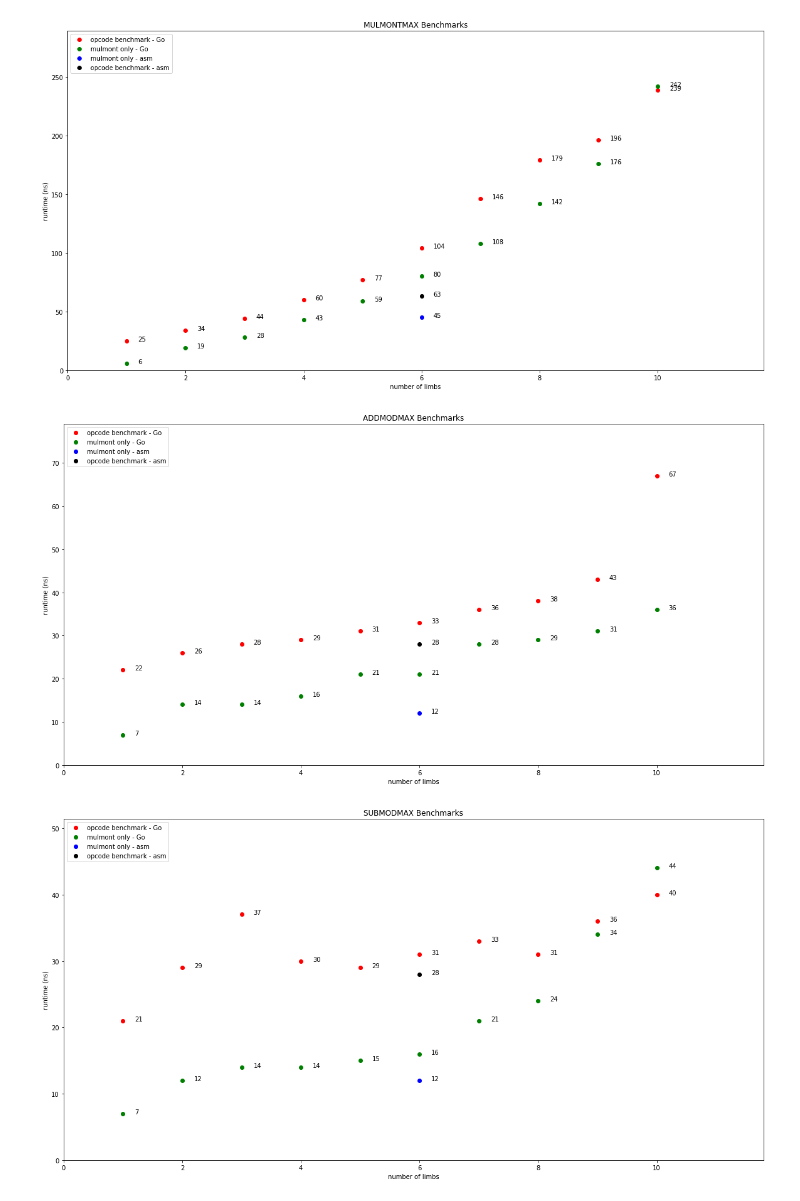
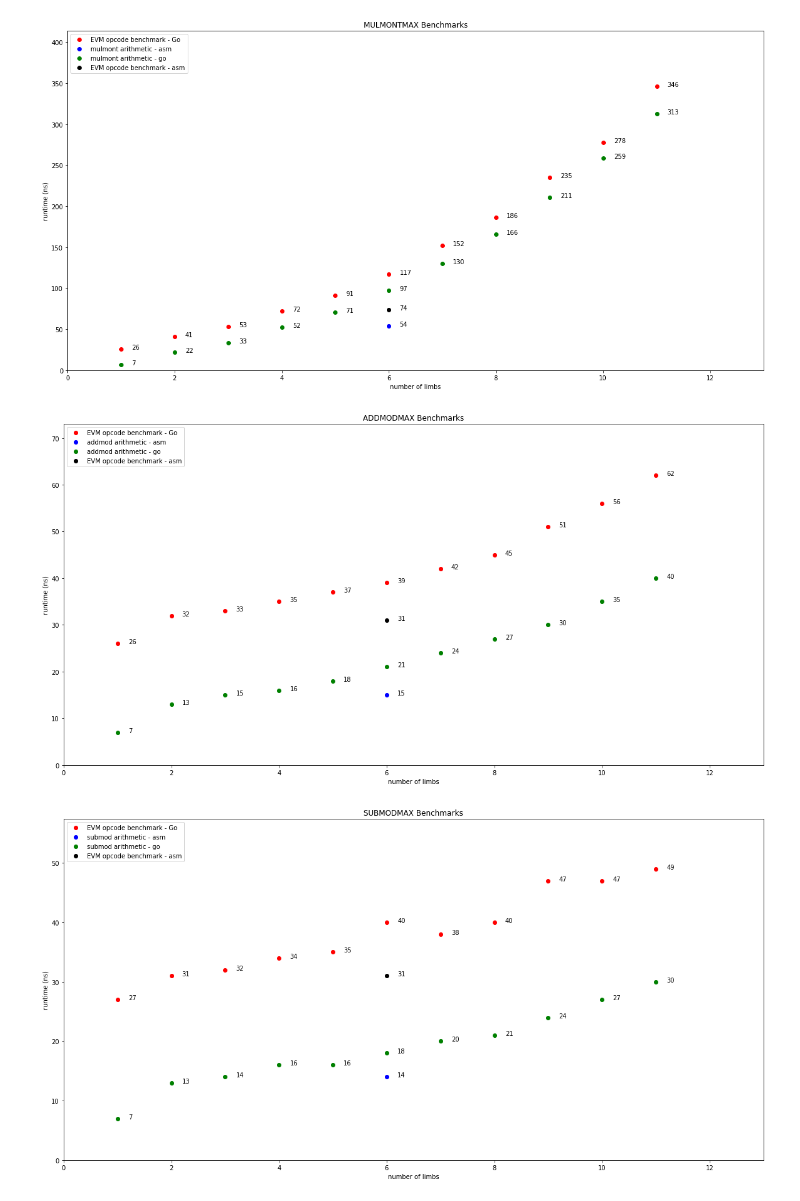
Before and after one commit to jwasinger/plots, a Jupyter notebook: evmmax-no-eof-writeup/plot.ipynb, the cells around one changed output. Drawn from its saved outputs; the diff is of its cells as text; code cells hidden in the pictures.

```diff
--- a/evmmax-no-eof-writeup/plot.ipynb
+++ b/evmmax-no-eof-writeup/plot.ipynb
@@ -144,19 +142,32 @@ The cost of the setup is amortized by the main loop of each benchmark, and the p
 # %%
-scatterplot_ns_data("MULMONTMAX Benchmarks", True, (geth_evm_evmmax_benchmarks['MULMONTMAX'][:-1], "red", "opcode benchmark - Go" ),
-                                                    (go_arith_evmmax_benchmarks['MulMont'][:-2], "green", "mulmont only - Go"),
-                                                    (go_arith_asm384_benchmarks['MulMont'], "blue", "mulmont only - asm"),
-                                                    (geth_evm_asm384_benchmarks['MULMONTMAX'], "black", "opcode benchmark - asm"))
+scatterplot_ns_data("MULMONTMAX Benchmarks", True, (geth_evm_go_benchmarks['MULMONTMAX'][:11], "red", "EVM opcode benchmark - Go" ),
+                                                    (go_arith_benchmarks['MulMontAsm'], "blue", "mulmont arithmetic - asm"),
+                                                    (go_arith_benchmarks['MulMontGo'][:11], "green", "mulmont arithmetic - go"),
+                                                    (geth_evm_asm384_benchmarks['MULMONTMAX'], "black", "EVM opcode benchmark - asm"))
 
-scatterplot_ns_data("ADDMODMAX Benchmarks", True, (geth_evm_evmmax_benchmarks['ADDMODMAX'][:-1], "red", "opcode benchmark - Go" ),
-                                                    (go_arith_evmmax_benchmarks['AddMod'][:-2], "green", "mulmont only - Go"),
-                                                    (go_arith_asm384_benchmarks['AddMod'], "blue", "mulmont only - asm"),
-                                                    (geth_evm_asm384_benchmarks['ADDMODMAX'], "black", "opcode benchmark - asm"))
 
-scatterplot_ns_data("SUBMODMAX Benchmarks", True, (geth_evm_evmmax_benchmarks['SUBMODMAX'][:-1], "red", "opcode benchmark - Go" ),
-                                                    (go_arith_evmmax_benchmarks['SubMod'][:-2], "green", "mulmont only - Go"),
-                                                    (go_arith_asm384_benchmarks['SubMod'], "blue", "mulmont only - asm"),
-                                                    (geth_evm_asm384_benchmarks['SUBMODMAX'], "black", "opcode benchmark - asm"))
+scatterplot_ns_data("ADDMODMAX Benchmarks", True, (geth_evm_go_benchmarks['ADDMODMAX'][:11], "red", "EVM opcode benchmark - Go" ),
+                                                    (go_arith_benchmarks['AddModAsm'], "blue", "addmod arithmetic - asm"),
+                                                    (go_arith_benchmarks['AddModGo'][:11], "green", "addmod arithmetic - go"),
+                                                    (geth_evm_asm384_benchmarks['ADDMODMAX'], "black", "EVM opcode benchmark - asm"))
+
+scatterplot_ns_data("SUBMODMAX Benchmarks", True, (geth_evm_go_benchmarks['SUBMODMAX'][:11], "red", "EVM opcode benchmark - Go" ),
+                                                    (go_arith_benchmarks['SubModAsm'], "blue", "submod arithmetic - asm"),
+                                                    (go_arith_benchmarks['SubModGo'][:11], "green", "submod arithmetic - go"),
+                                                    (geth_evm_asm384_benchmarks['SUBMODMAX'], "black", "EVM opcode benchmark - asm"))
+
+#scatterplot_ns_data("ADDMODMAX Benchmarks", True, (geth_evm_evmmax_benchmarks['ADDMODMAX'][:-1], "red", "opcode benchmark - Go" ),
+#                                                    (go_arith_evmmax_benchmarks['AddMod'][:-2], "green", "mulmont only - Go"),
+#                                                    (go_arith_asm384_benchmarks['AddMod'], "blue", "mulmont only - asm"),
+#                                                    (geth_evm_asm384_benchmarks['ADDMODMAX'], "black", "opcode benchmark - asm"))
+
+#scatterplot_ns_data("SUBMODMAX Benchmarks", True, (geth_evm_evmmax_benchmarks['SUBMODMAX'][:-1], "red", "opcode benchmark - Go" ),
+#                                                    (go_arith_evmmax_benchmarks['SubMod'][:-2], "green", "mulmont only - Go"),
+#                                                    (go_arith_asm384_benchmarks['SubMod'], "blue", "mulmont only - asm"),
+#                                                    (geth_evm_asm384_benchmarks['SUBMODMAX'], "black", "opcode benchmark - asm"))
+
+scatterplot_ns_data("SETMOD Benchmarks", True, (go_arith_benchmarks['SetMod'], "green", "setmod arithmetic - Go"))
 # %% [output]
-[figure, old version]
+[figure, new version]
-[figure, old version]
+[figure, new version]
-[figure, old version]
+[figure, new version]
```
Also changed, not shown: parts of 4 cells of this notebook, 13 other files.
